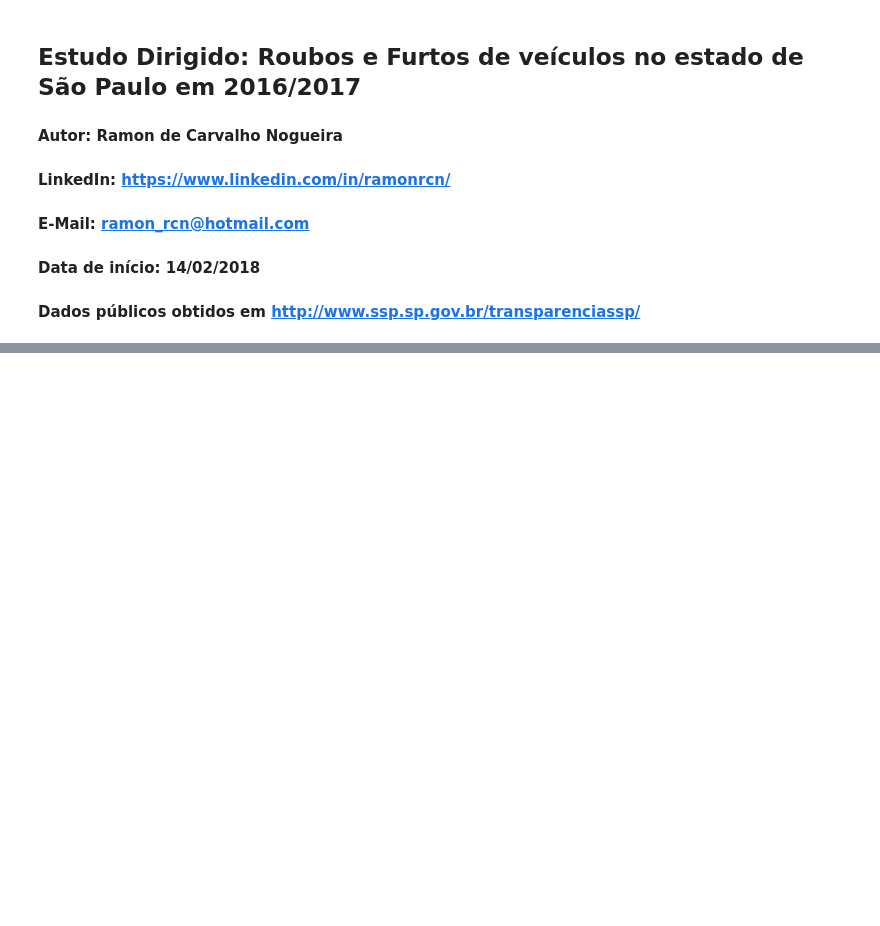
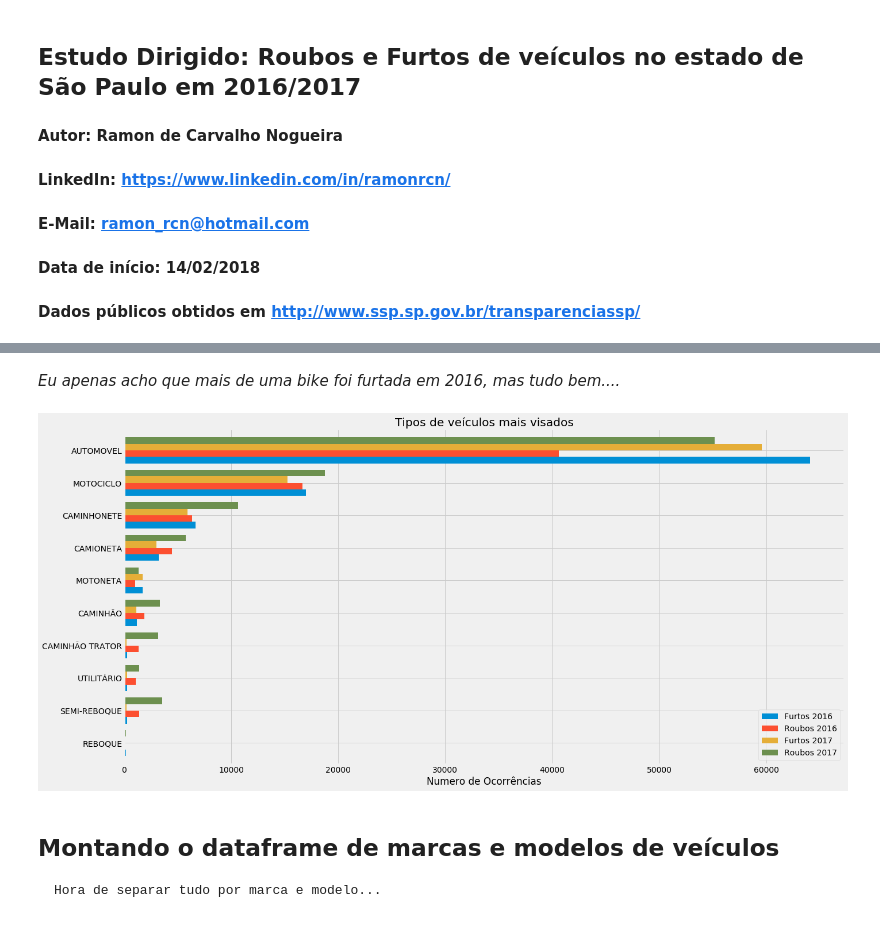
Before and after one commit to ramonrcn/Roubos-e-Furtos-2016-17, a Jupyter notebook: Graficos.ipynb, the cells around one changed output, grey strips where cells are left out. Cells and saved outputs as stored; diff of their text form; code cells hidden in the pictures; blank space fills up the shorter version.

```diff
--- a/Graficos.ipynb
+++ b/Graficos.ipynb
@@ -132,0 +212,11 @@ print('shape de furtos:', furtos2016.shape)
+# %%
+# Montagem do Dataframe tipo_veiculo
+
+tipo_veiculo = furtos2016['DESCR_TIPO_VEICULO'].value_counts(ascending = True).to_frame()
+tipo_veiculo['Roubos 2016'] = roubos2016['DESCR_TIPO_VEICULO'].value_counts(ascending = True).to_frame()
+tipo_veiculo['Furtos 2017'] = furtos2017['DESCR_TIPO_VEICULO'].value_counts(ascending = True).to_frame()
+tipo_veiculo['Roubos 2017'] = roubos2017['DESCR_TIPO_VEICULO'].value_counts(ascending = True).to_frame()
+
+tipo_veiculo.rename_axis({'DESCR_TIPO_VEICULO':'Furtos 2016'}, axis = 'columns', inplace = True)
+tipo_veiculo.fillna(value = 0, axis = 1, inplace = True) # Tratando os valores NaN, preenchendo com 0
+tipo_veiculo
@@ -132,0 +241,16 @@ print('shape de furtos:', furtos2016.shape)
+# %% [markdown]
+<i>Eu apenas acho que mais de uma bike foi furtada em 2016, mas tudo bem....</i>
+# %%
+# Plotagem do gráfico de roubos por tipo de veículo
+
+tipo_veiculo.tail(10).plot(kind = 'barh',  figsize = (20,10), width = 0.8, fontsize = 'medium')
+
+plt.title('Tipos de veículos mais visados') # Título
+plt.xlabel('Numero de Ocorrências') # Legenda eixo X
+plt.legend(loc = 'lower right') # Localização da legenda de cores do gráfico
+plt.savefig('C:\\Python\Data Science Projects\Roubos e Furtos Veículos\\5 - Insights\Tipos de veiculos mais visados') # Salvando em arquivo
+# %% [output]
+[figure, added]
+# %% [markdown]
+## Montando o dataframe de marcas e modelos de veículos
+    Hora de separar tudo por marca e modelo...
```
Also changed, not shown: parts of 39 cells of this notebook, 8 other files.
